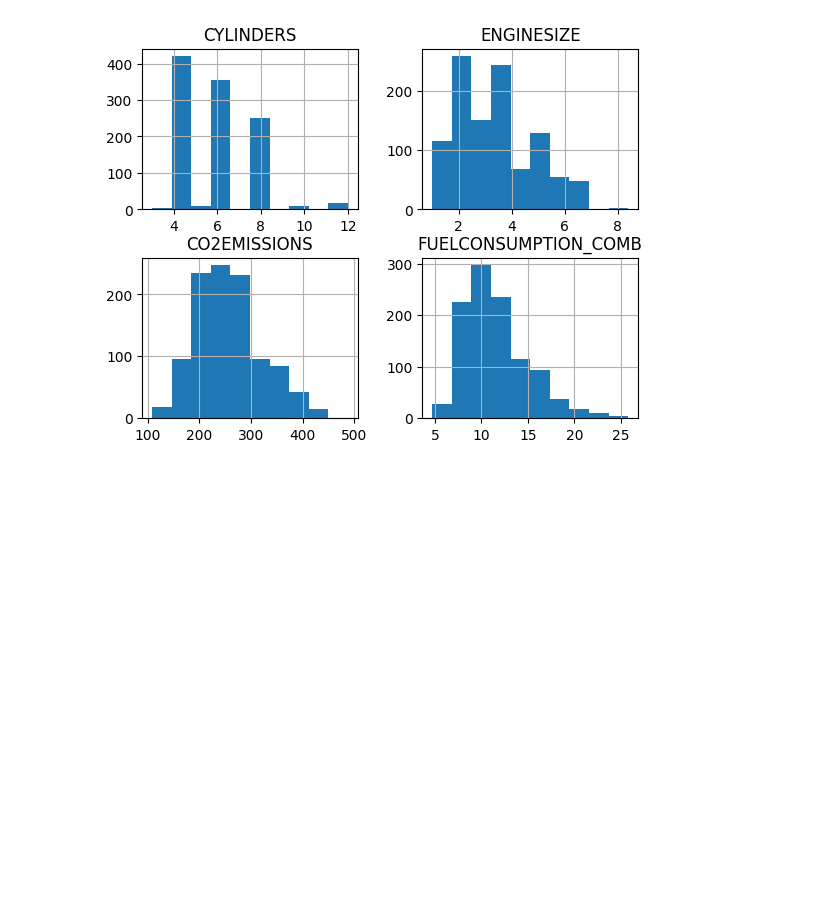
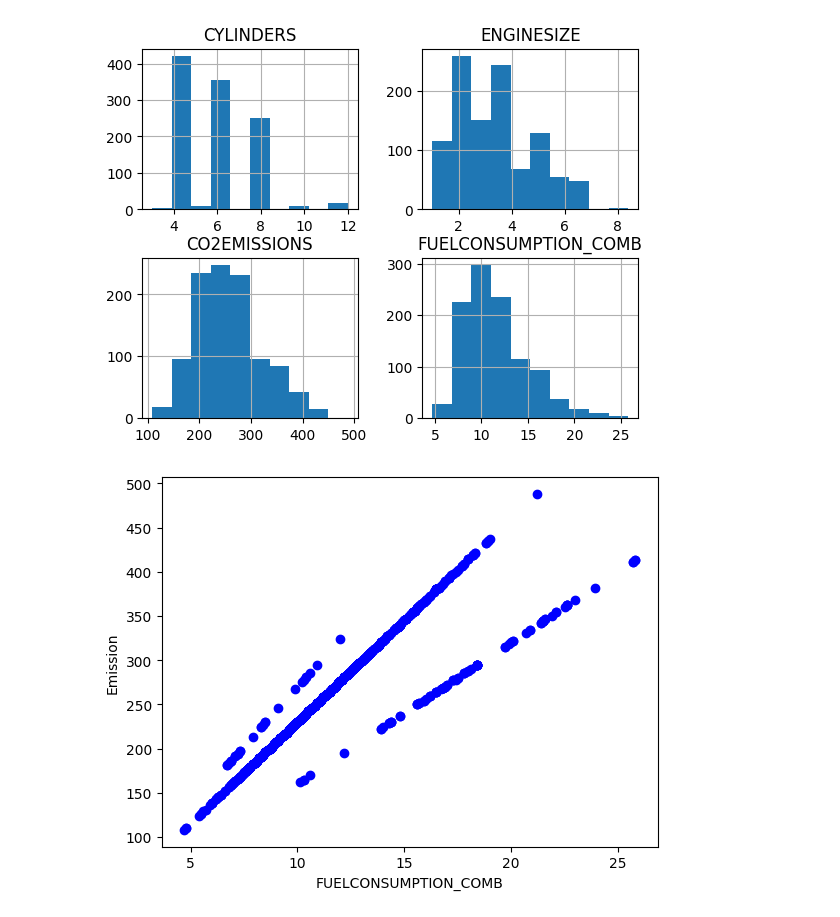
Before and after one commit to EmidioLP/IBMSkillsBuild, a Jupyter notebook: Machine_Learning_with_Python/Lab1.ipynb, the cells around one changed output. Cells and saved outputs as stored; diff of their text form; code cells hidden in the pictures; blank space fills up the shorter version.

```diff
--- a/Machine_Learning_with_Python/Lab1.ipynb
+++ b/Machine_Learning_with_Python/Lab1.ipynb
@@ -53,0 +52,8 @@ plt.show()
+# %%
+# Verificando se há relação linear entre elas
+plt.scatter(cdf.FUELCONSUMPTION_COMB, cdf.CO2EMISSIONS,  color='blue')
+plt.xlabel("FUELCONSUMPTION_COMB")
+plt.ylabel("Emission")
+plt.show()
+# %% [output]
+[figure, added]
```
Also changed, not shown: parts of 13 cells of this notebook.
